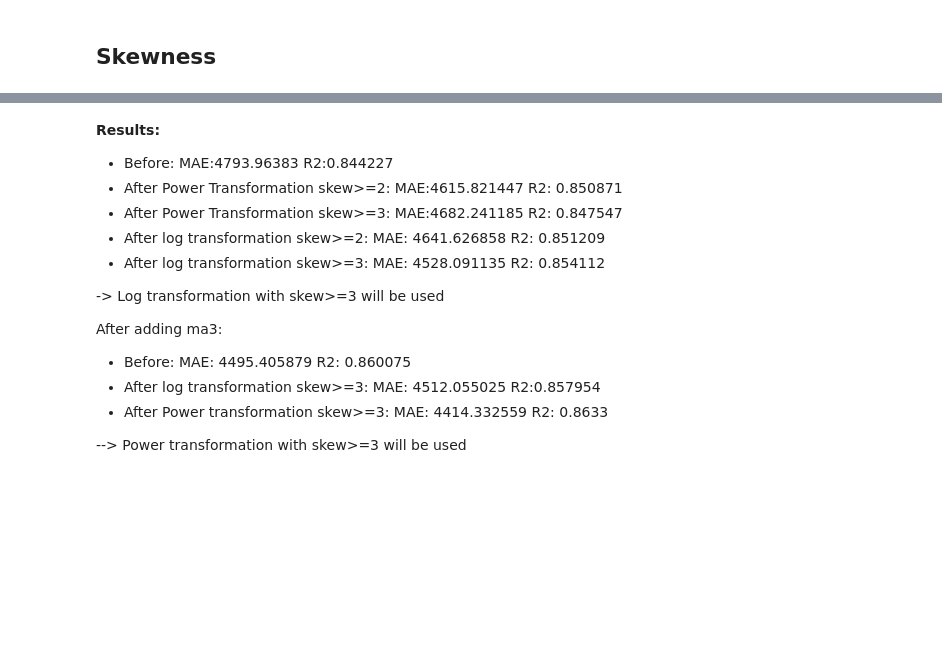
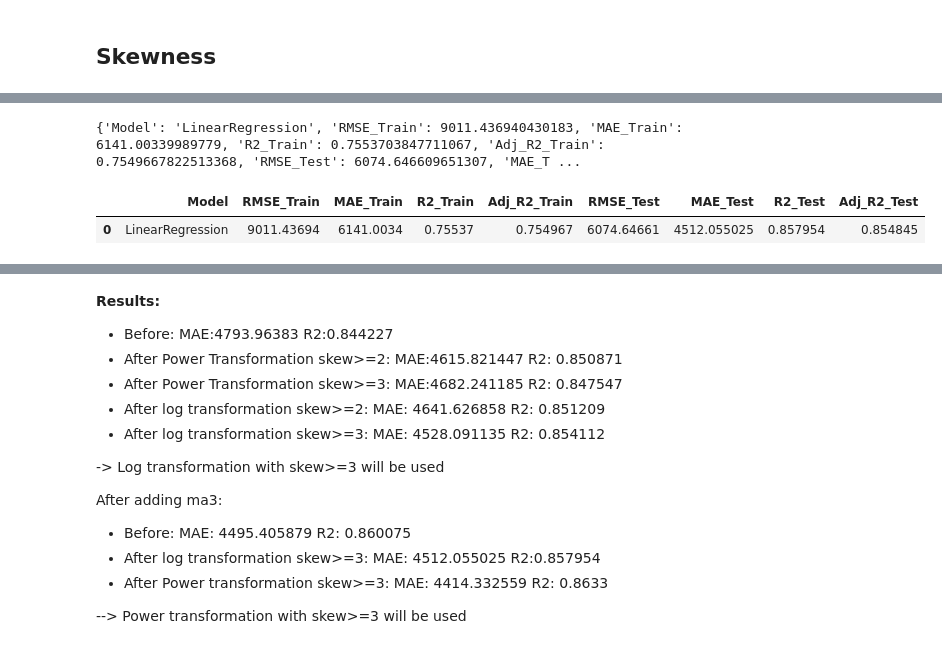
Before and after one commit to Dsite42/Capstone_Project_Rossmann, a Jupyter notebook: Capstone Projekt Rossmann - Feature Engineering.ipynb, the cells around one changed output, grey strips where cells are left out. Saved outputs shown, nothing was run; the diff lists cells and outputs as text; code cells hidden in the pictures; blank space fills up the shorter version.

```diff
--- a/Capstone Projekt Rossmann - Feature Engineering.ipynb
+++ b/Capstone Projekt Rossmann - Feature Engineering.ipynb
@@ -435,6 +645,12 @@ dtype: float64
 # %%
 # Log transformation
-#for_log_transform = skew[skew >= 3].index
-#df_nans_handeled_cat[for_log_transform] = np.log(df_nans_handeled_cat[for_log_transform]+1)
+df_nans_handeled_cat_log = df_nans_handeled_cat.copy()
+for_log_transform = skew[skew >= 3].index
+df_nans_handeled_cat_log[for_log_transform] = np.log(df_nans_handeled_cat_log[for_log_transform]+1)
+testModelsTestSplit8W(df_nans_handeled_cat_log, None)
+# %% [output]
+{'Model': 'LinearRegression', 'RMSE_Train': 9011.436940430183, 'MAE_Train': 6141.00339989779, 'R2_Train': 0.7553703847711067, 'Adj_R2_Train': 0.7549667822513368, 'RMSE_Test': 6074.646609651307, 'MAE_T ...
+|  | Model | RMSE_Train | MAE_Train | R2_Train | Adj_R2_Train | RMSE_Test | MAE_Test | R2_Test | Adj_R2_Test |
+| 0 | LinearRegression | 9011.43694 | 6141.0034 | 0.75537 | 0.754967 | 6074.64661 | 4512.055025 | 0.857954 | 0.854845 |
 # %%
 # use PowerTransformer to transform the data
```
Also changed, not shown: parts of 26 cells of this notebook.
